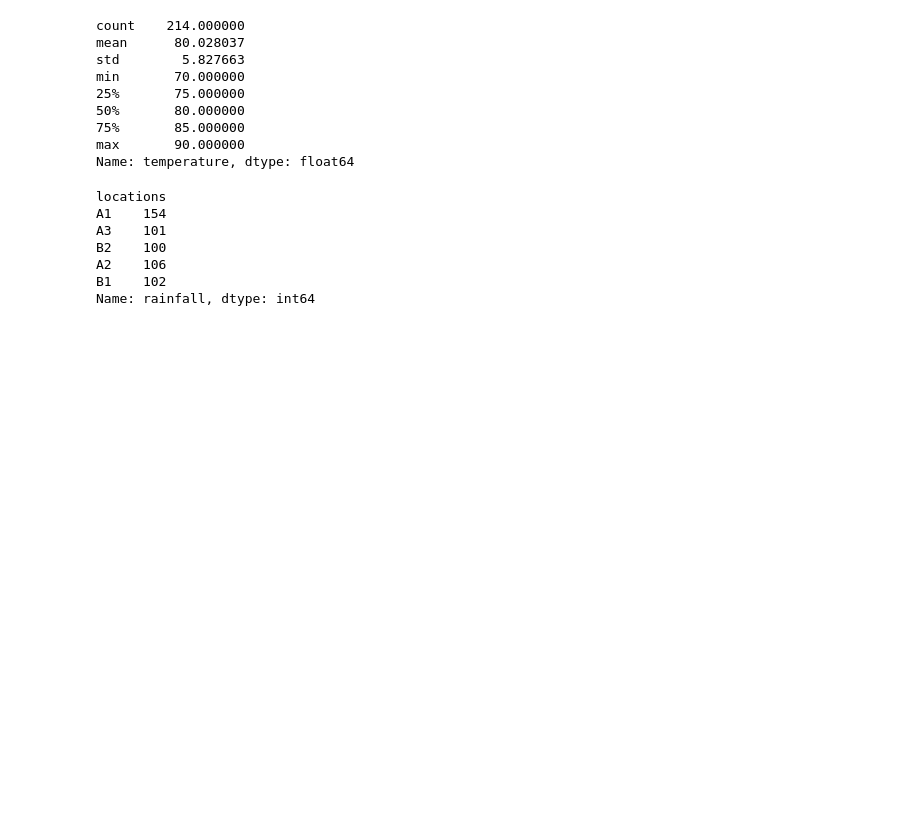
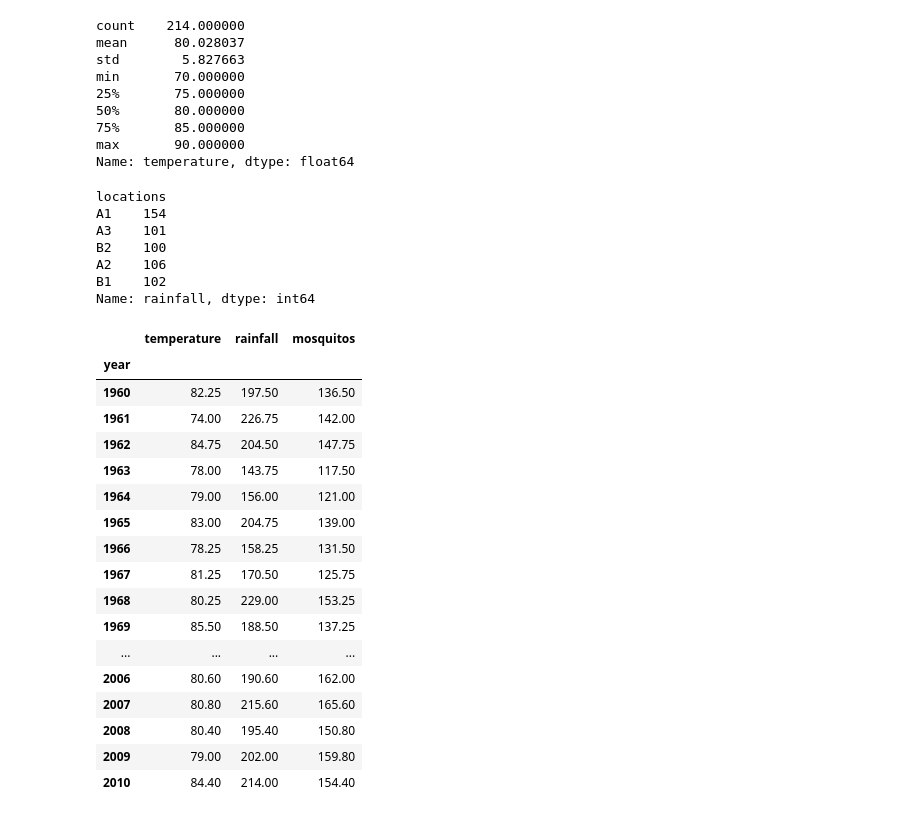
Before and after one commit to dotsdl/swc_ucsf_python, a Jupyter notebook: Mosquito Analysis.ipynb, the cells around one changed output. Drawn from its saved outputs; the diff is of its cells as text; code cells hidden in the pictures; blank space fills up the shorter version.

```diff
--- a/Mosquito Analysis.ipynb
+++ b/Mosquito Analysis.ipynb
@@ -1102,3 +1102,24 @@ B2    100
 A2    106
 B1    102
 Name: rainfall, dtype: int64
+# %%
+df.groupby('year').mean()
+# %% [output]
+|  | temperature | rainfall | mosquitos |
+| year |  |  |  |
+| 1960 | 82.25 | 197.50 | 136.50 |
+| 1961 | 74.00 | 226.75 | 142.00 |
+| 1962 | 84.75 | 204.50 | 147.75 |
+| 1963 | 78.00 | 143.75 | 117.50 |
+| 1964 | 79.00 | 156.00 | 121.00 |
+| 1965 | 83.00 | 204.75 | 139.00 |
+| 1966 | 78.25 | 158.25 | 131.50 |
+| 1967 | 81.25 | 170.50 | 125.75 |
+| 1968 | 80.25 | 229.00 | 153.25 |
+| 1969 | 85.50 | 188.50 | 137.25 |
+| ... | ... | ... | ... |
+| 2006 | 80.60 | 190.60 | 162.00 |
+| 2007 | 80.80 | 215.60 | 165.60 |
+| 2008 | 80.40 | 195.40 | 150.80 |
+| 2009 | 79.00 | 202.00 | 159.80 |
+| 2010 | 84.40 | 214.00 | 154.40 |
```
